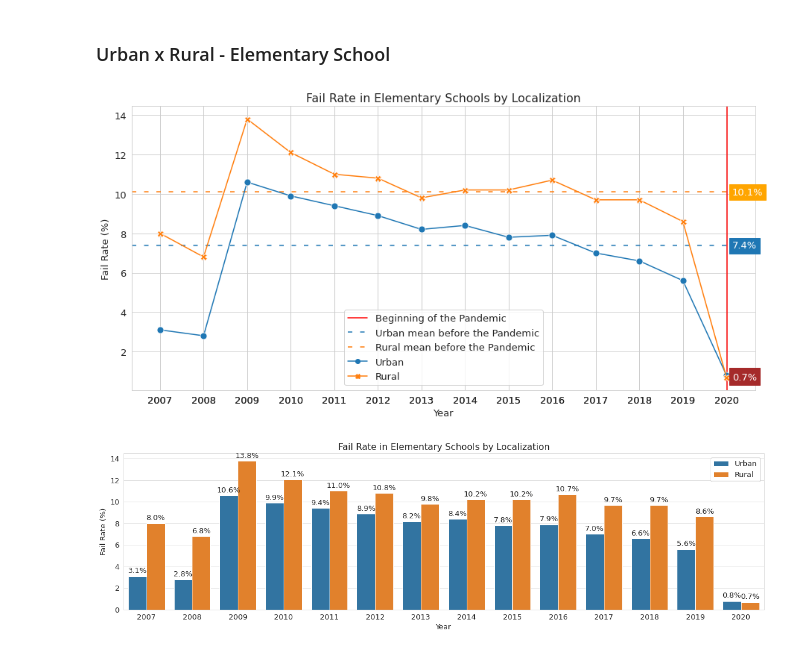
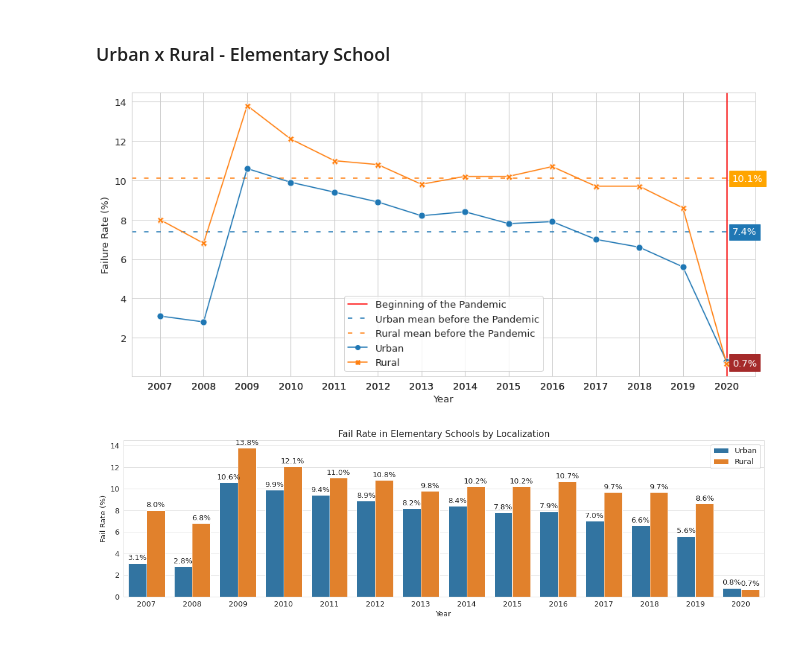
Before and after one commit to aianshay/covid-impacts-on-education, a Jupyter notebook: viz_rq3_rq4.ipynb, the cells around one changed output. Saved outputs shown, nothing was run; the diff lists cells and outputs as text; code cells hidden in the pictures.

Commit message:
Update plots

```diff
--- a/viz_rq3_rq4.ipynb
+++ b/viz_rq3_rq4.ipynb
@@ -394,35 +394,36 @@ See the caveats in the documentation: https://pandas.pydata.org/pandas-docs/stab
 # %%
 plt.figure(figsize=(15, 7))
 sns.set_style("whitegrid")
 
 plt.axvline(x=2020.01, label="Beginning of the Pandemic", color='red', linestyle='-')
 
 plt.axhline(y=urban_fail_mean_bp_es, color='tab:blue', linestyle='dashed', dashes=(4, 7),
             label="Urban mean before the Pandemic")
 plt.text(2020 + x_shift, urban_fail_mean_bp_es - y_shift, '{:.1f}%'.format(urban_fail_mean_bp_es), color='white').set_backgroundcolor('tab:blue')
 
 plt.axhline(y=rural_fail_mean_bp_es, color='tab:orange', linestyle='dashed', dashes=(4, 7),
             label="Rural mean before the Pandemic")
 plt.text(2020 + x_shift, rural_fail_mean_bp_es - y_shift, '{:.1f}%'.format(rural_fail_mean_bp_es), color='white').set_backgroundcolor('orange')
 
 ax = sns.lineplot(data=fail_urban_rural, x='Ano', y='R_EF_Total',
                   hue='Localização', style='Localização', markers=True,
                   markersize=markersize, dashes=False)
 
 ax.set(xticks=approval_urban_rural.Ano.values)
 
-plt.title("Fail Rate in Elementary Schools by Localization")
-plt.ylabel("Fail Rate (%)")
+#plt.title("Fail Rate in Elementary Schools by Localization")
+plt.ylabel("Failure Rate (%)")
 plt.xlabel("Year")
 plt.legend().set_title(None)
+plt.rcParams.update({'font.size': 13})
 
 y_2020_urban = fail_urban_rural.query('Ano == 2020 & Localização == "Urban"')['R_EF_Total'].iloc[0]
 plt.text(2020 + x_shift, y_2020_urban - y_shift, '{:.1f}%'.format(y_2020_urban), color='white').set_backgroundcolor('brown')
 
 y_2020_rural = fail_urban_rural.query('Ano == 2020 & Localização == "Rural"')['R_EF_Total'].iloc[0]
 plt.text(2020 + x_shift, y_2020_rural - y_shift, '{:.1f}%'.format(y_2020_rural), color='white').set_backgroundcolor('brown')
 # %% [output]
-[figure, old version]
+[figure, new version]
 # %%
 plt.figure(figsize=(20, 5))
 sns.set_style("whitegrid")
```
Also changed, not shown: parts of 4 cells of this notebook.
